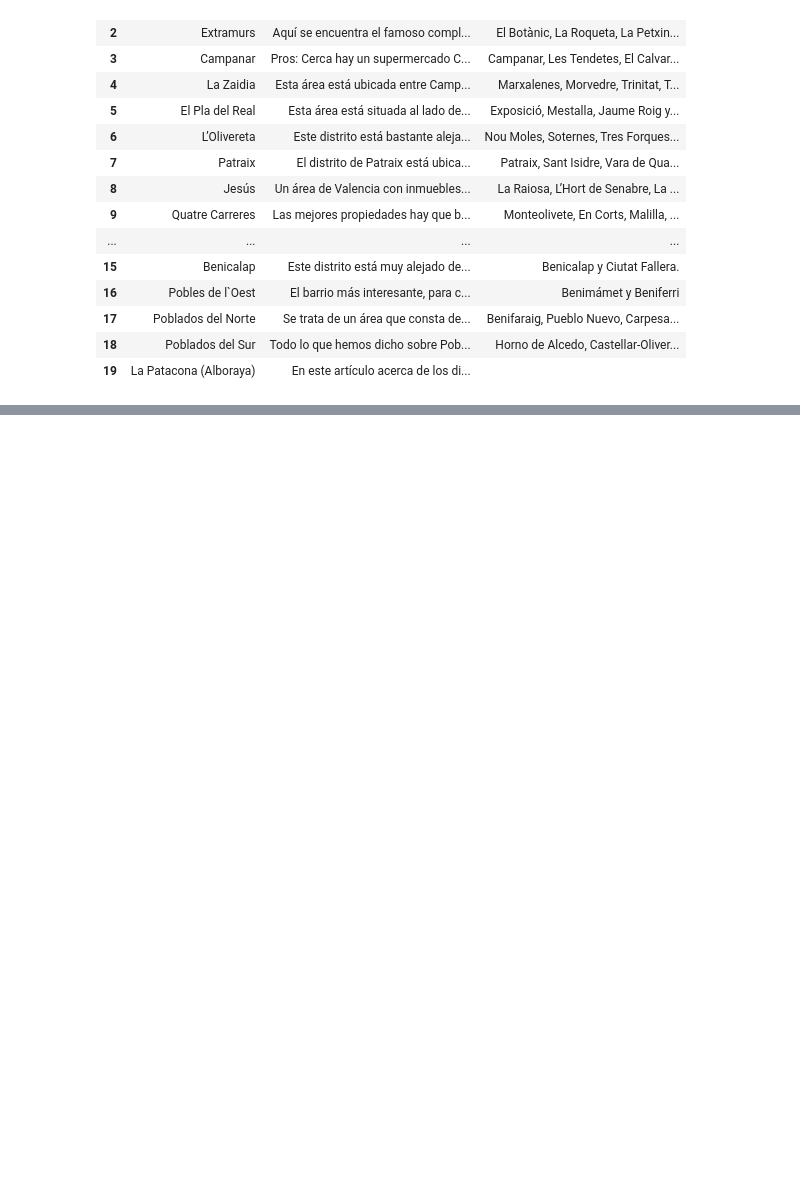
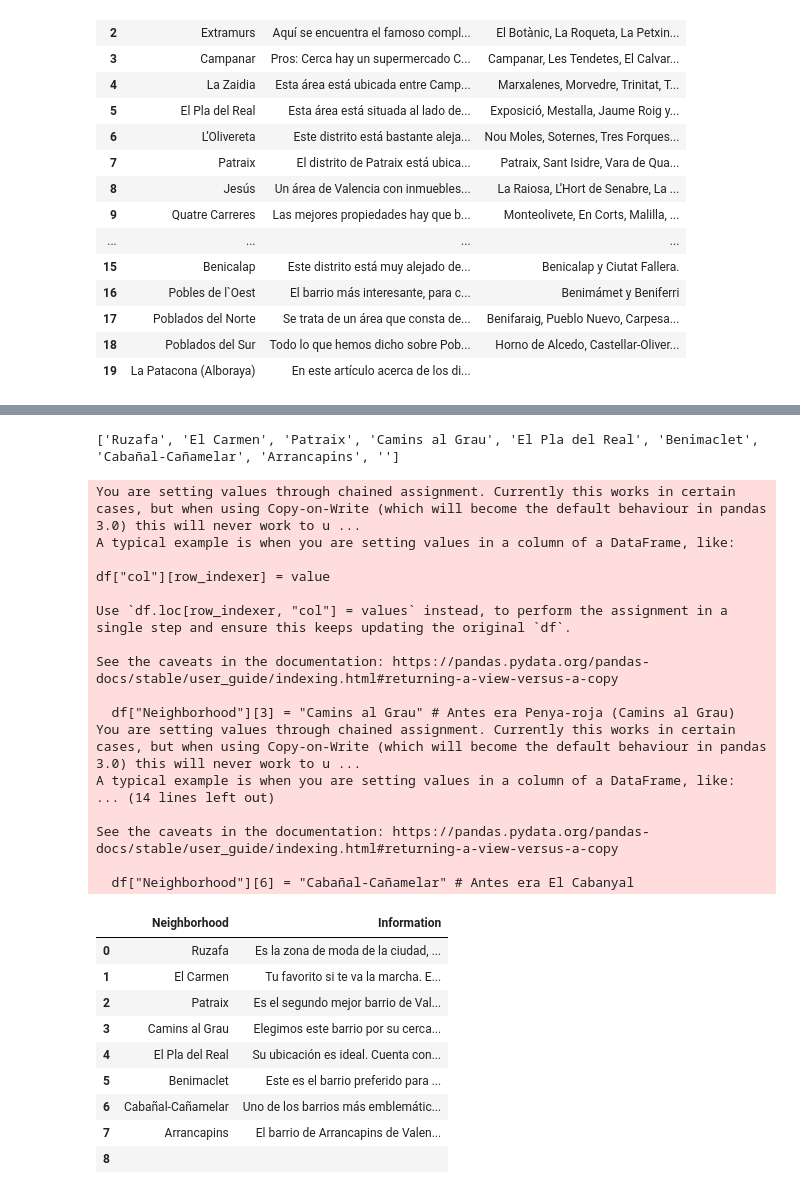
Before and after one commit to esedesam/mcd-nlp-proyecto, a Jupyter notebook: Info_Distritos.ipynb, the cells around one changed output, grey strips where cells are left out. Cells and saved outputs as stored; diff of their text form; code cells hidden in the pictures; blank space fills up the shorter version.

```diff
--- a/Info_Distritos.ipynb
+++ b/Info_Distritos.ipynb
@@ -235,0 +316,44 @@ See the caveats in the documentation: https://pandas.pydata.org/pandas-docs/stab
+# %%
+# Cambiamos los nombres para que sean exactamente iguales
+df["Neighborhood"][3] = "Camins al Grau" # Antes era Penya-roja (Camins al Grau)
+df["Neighborhood"][4] = "El Pla del Real" # Antes era Pla del Real
+df["Neighborhood"][6] = "Cabañal-Cañamelar" # Antes era El Cabanyal
+
+# Sacamos los barrios individuales en una lista
+unique_neighborhoods = []
+for neighborhood in df['Neighborhood']:
+    if neighborhood not in unique_neighborhoods:
+        unique_neighborhoods.append(neighborhood)
+
+print(unique_neighborhoods)
+
+df
+# %% [output]
+['Ruzafa', 'El Carmen', 'Patraix', 'Camins al Grau', 'El Pla del Real', 'Benimaclet', 'Cabañal-Cañamelar', 'Arrancapins', '']
+You are setting values through chained assignment. Currently this works in certain cases, but when using Copy-on-Write (which will become the default behaviour in pandas 3.0) this will never work to u ...
+A typical example is when you are setting values in a column of a DataFrame, like:
+
+df["col"][row_indexer] = value
+
+Use `df.loc[row_indexer, "col"] = values` instead, to perform the assignment in a single step and ensure this keeps updating the original `df`.
+
+See the caveats in the documentation: https://pandas.pydata.org/pandas-docs/stable/user_guide/indexing.html#returning-a-view-versus-a-copy
+
+  df["Neighborhood"][3] = "Camins al Grau" # Antes era Penya-roja (Camins al Grau)
+You are setting values through chained assignment. Currently this works in certain cases, but when using Copy-on-Write (which will become the default behaviour in pandas 3.0) this will never work to u ...
+A typical example is when you are setting values in a column of a DataFrame, like:
+... (14 lines left out)
+
+See the caveats in the documentation: https://pandas.pydata.org/pandas-docs/stable/user_guide/indexing.html#returning-a-view-versus-a-copy
+
+  df["Neighborhood"][6] = "Cabañal-Cañamelar" # Antes era El Cabanyal
+|  | Neighborhood | Information |
+| 0 | Ruzafa | Es la zona de moda de la ciudad, ... |
+| 1 | El Carmen | Tu favorito si te va la marcha. E... |
+| 2 | Patraix | Es el segundo mejor barrio de Val... |
+| 3 | Camins al Grau | Elegimos este barrio por su cerca... |
+| 4 | El Pla del Real | Su ubicación es ideal. Cuenta con... |
+| 5 | Benimaclet | Este es el barrio preferido para ... |
+| 6 | Cabañal-Cañamelar | Uno de los barrios más emblemátic... |
+| 7 | Arrancapins | El barrio de Arrancapins de Valen... |
+| 8 |  |  |
```
Also changed, not shown: parts of 37 cells of this notebook, 4 other files.
